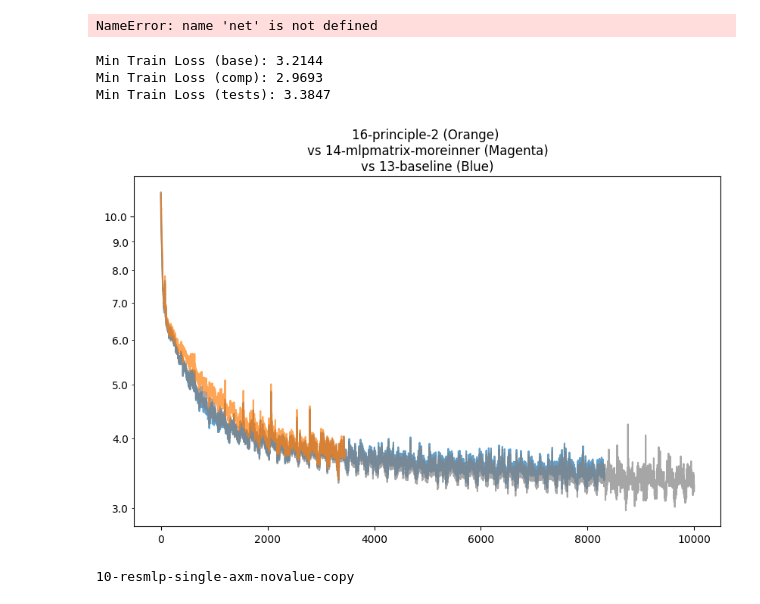
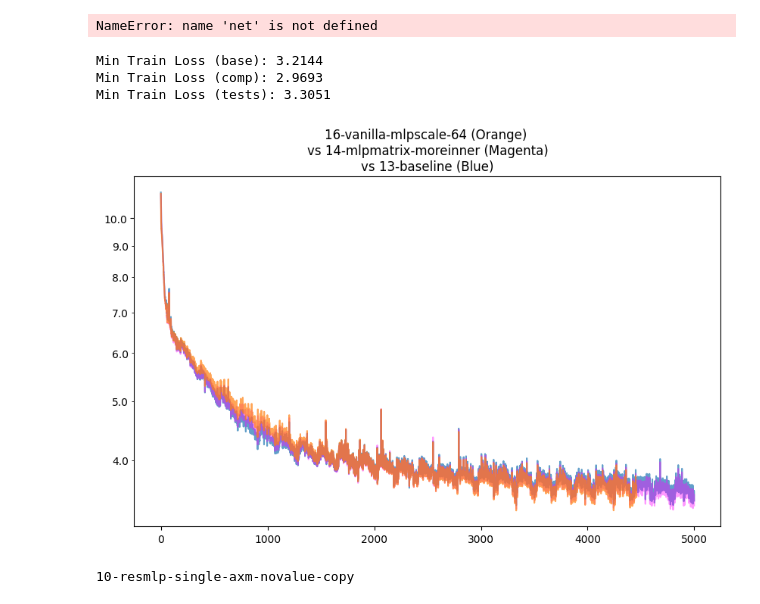
Before and after one commit to Vervious/gpt, a Jupyter notebook: play.ipynb, the cells around one changed output. Drawn from its saved outputs; the diff is of its cells as text; code cells hidden in the pictures.

```diff
--- a/play.ipynb
+++ b/play.ipynb
@@ -259,10 +259,11 @@ def gen_points(filename):
     return streams_xy
 
 # testname = "7-test-2"
-testname = "16-principle-2"
+testname = "16-vanilla-mlpscale-64"
 # thirdname = "13-complicated-2"
-thirdname = "14-zerodiagonal-addback"
+thirdname = "16-vanilla-mlpscale-32"
 thirdname = "14-mlpmatrix-moreinner"
+# thirdname = "16-principle-6"
 # thirdname = "16-principle-1"
 # thirdname = "10-resmlp-single-attnxmlp"
 # basename = "0-base"
@@ -275,38 +276,38 @@ streams_xy_comp = gen_points(f"log-ben/{thirdname}-log.txt")
 
 # create figure
 plt.figure(figsize=(10, 6))
 
 
-LEFT = 600
-RIGHT = 5000
+LEFT = 0
+RIGHT = 10000
 
 xs, ys = streams_xy_0["train"] # training loss
 ys = np.array(ys)
 plt.plot(xs[LEFT:RIGHT], ys[LEFT:RIGHT], label=f'nanogpt ({sz}) train loss base', alpha=0.7)
 print("Min Train Loss (base):", min(ys))
 
 xs, ys = streams_xy_comp["train"] # training loss
 ys = np.array(ys)
-plt.plot(xs[LEFT:RIGHT], ys[LEFT:RIGHT], label=f'nanogpt ({sz}) train loss test', alpha=0.7, color='gray')
+plt.plot(xs[LEFT:RIGHT], ys[LEFT:RIGHT], label=f'nanogpt ({sz}) train loss test', alpha=0.4, color='magenta')
 print("Min Train Loss (comp):", min(ys))
 
 xs, ys = streams_xy_test["train"] # training loss
 ys = np.array(ys)
 plt.plot(xs[LEFT:RIGHT], ys[LEFT:RIGHT], label=f'nanogpt ({sz}) train loss test', alpha=0.7)
 print("Min Train Loss (tests):", min(ys))
 plt.title(f"{testname} (Orange) \nvs {thirdname} (Magenta)\nvs {basename} (Blue)")
 
 plt.yscale('log',base=10)
 
 plt.gca().yaxis.set_major_formatter(FormatStrFormatter('%.1f'))  # Decimal format for major ticks
 plt.gca().yaxis.set_minor_formatter(FormatStrFormatter('%.1f'))  # Optional: Minor ticks decimal format
 
 plt.savefig(f"img/{testname}.jpg")
 # %% [output]
 Min Train Loss (base): 3.2144
 Min Train Loss (comp): 2.9693
-Min Train Loss (tests): 3.3847
+Min Train Loss (tests): 3.3051
-[figure, old version]
+[figure, new version]
 # %%
 import ast
 import numpy as np
```
Also changed, not shown: 27 other files.
